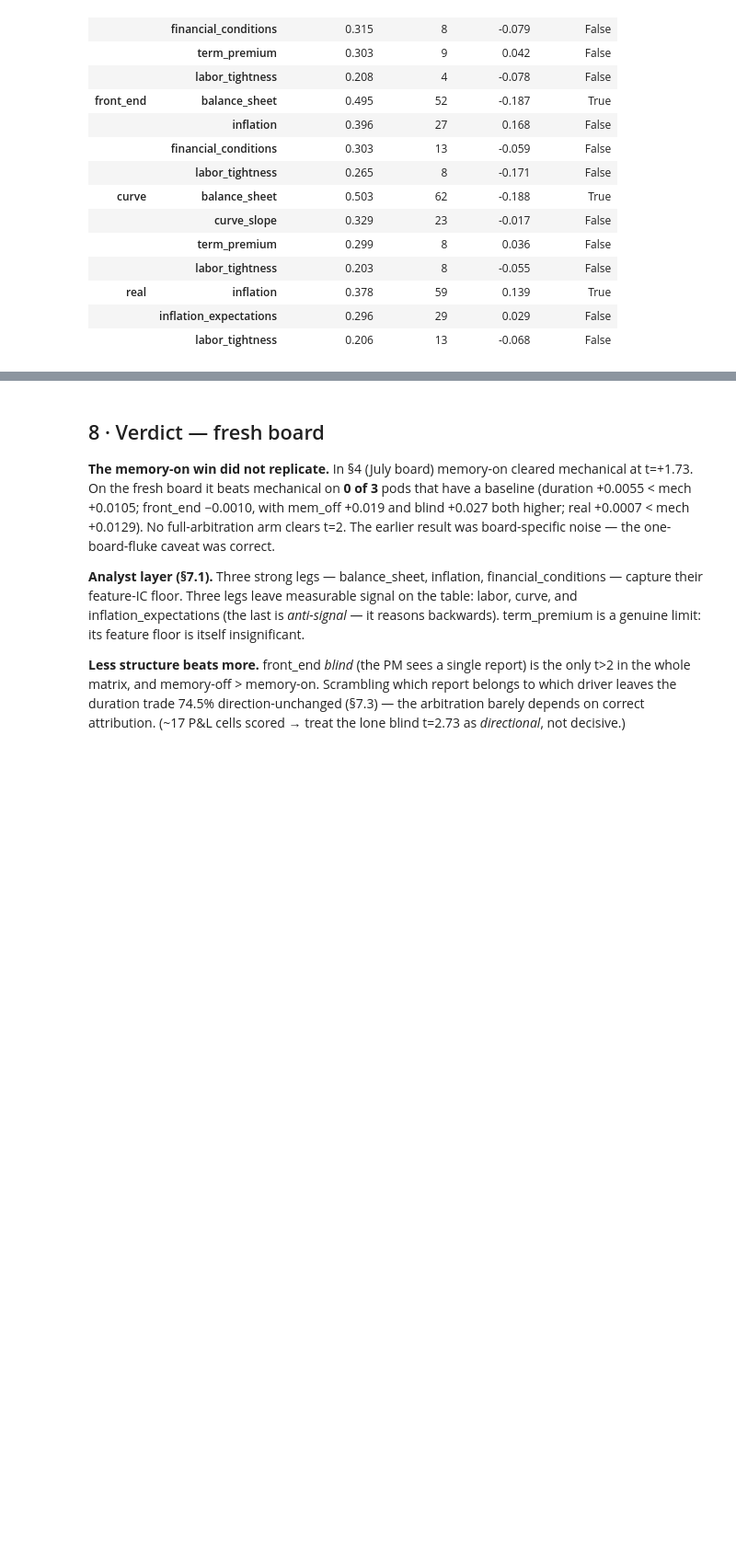
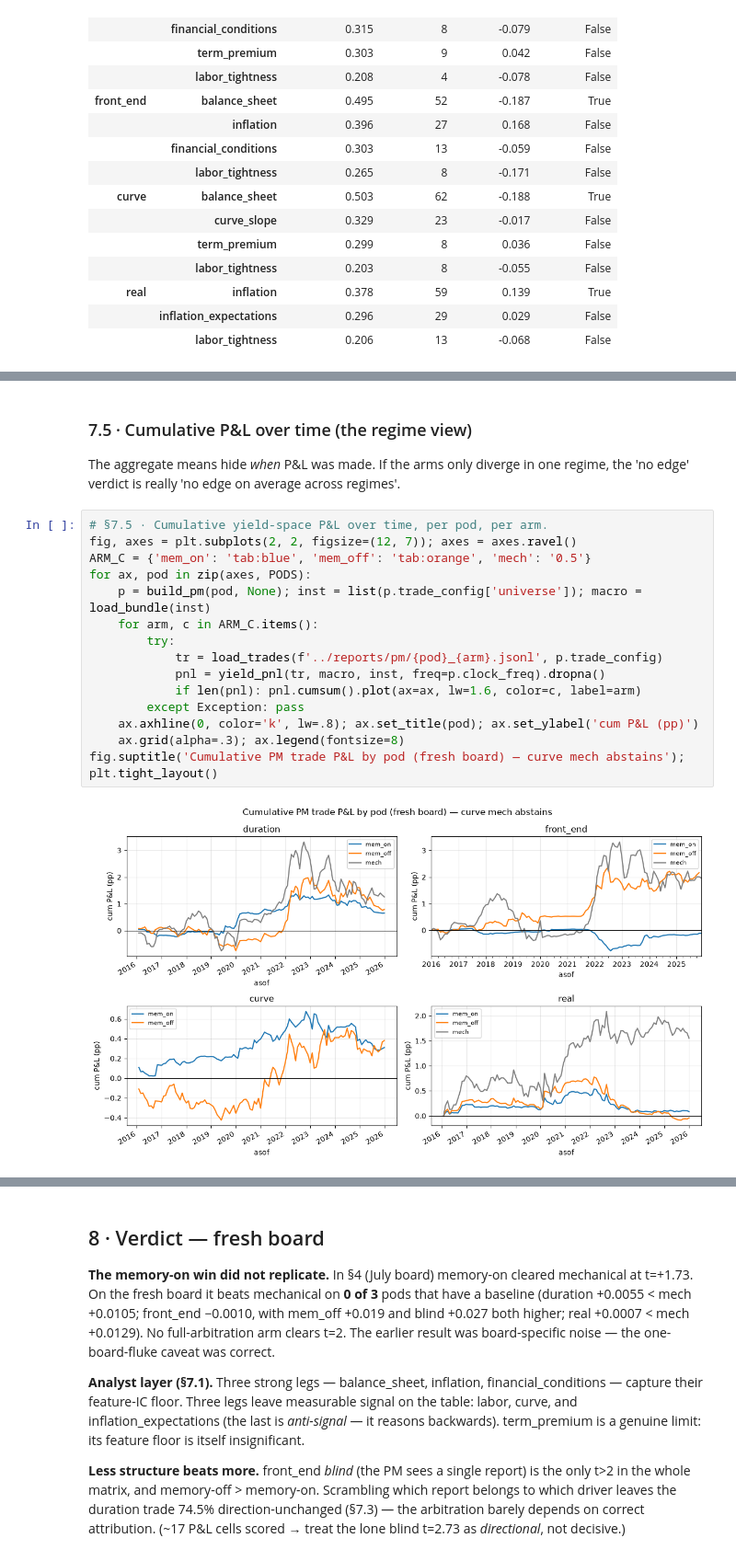
Before and after one commit to charishma005/Blackrock_UCB_MFE_Industry_Project, a Jupyter notebook: notebooks/pm_trade_evaluation.ipynb, the cells around one changed output, grey strips where cells are left out. Shown at 92% size. Cells and saved outputs as stored; diff of their text form; blank space fills up the shorter version.

```diff
--- a/notebooks/pm_trade_evaluation.ipynb
+++ b/notebooks/pm_trade_evaluation.ipynb
@@ -532,0 +576,21 @@ pm_lean
+# %% [markdown]
+### 7.5 · Cumulative P&L over time (the regime view)
+
+The aggregate means hide *when* P&L was made. If the arms only diverge in one regime, the 'no edge' verdict is really 'no edge on average across regimes'.
+# %%
+# §7.5 · Cumulative yield-space P&L over time, per pod, per arm.
+fig, axes = plt.subplots(2, 2, figsize=(12, 7)); axes = axes.ravel()
+ARM_C = {'mem_on': 'tab:blue', 'mem_off': 'tab:orange', 'mech': '0.5'}
+for ax, pod in zip(axes, PODS):
+    p = build_pm(pod, None); inst = list(p.trade_config['universe']); macro = load_bundle(inst)
+    for arm, c in ARM_C.items():
+        try:
+            tr = load_trades(f'../reports/pm/{pod}_{arm}.jsonl', p.trade_config)
+            pnl = yield_pnl(tr, macro, inst, freq=p.clock_freq).dropna()
+            if len(pnl): pnl.cumsum().plot(ax=ax, lw=1.6, color=c, label=arm)
+        except Exception: pass
+    ax.axhline(0, color='k', lw=.8); ax.set_title(pod); ax.set_ylabel('cum P&L (pp)')
+    ax.grid(alpha=.3); ax.legend(fontsize=8)
+fig.suptitle('Cumulative PM trade P&L by pod (fresh board) — curve mech abstains'); plt.tight_layout()
+# %% [output]
+[figure, added]
```
Also changed, not shown: parts of 8 cells of this notebook.
